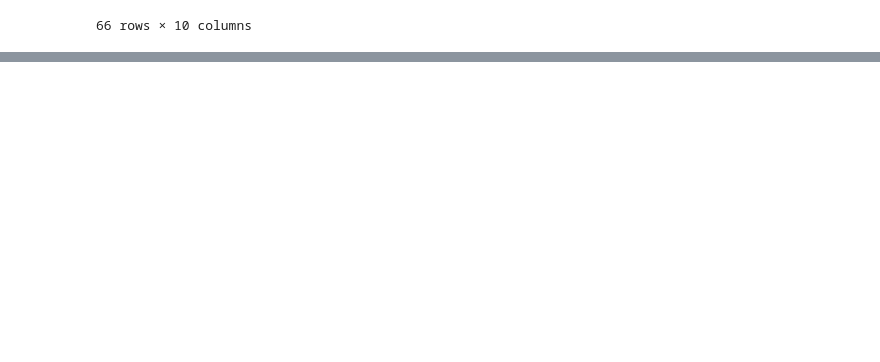
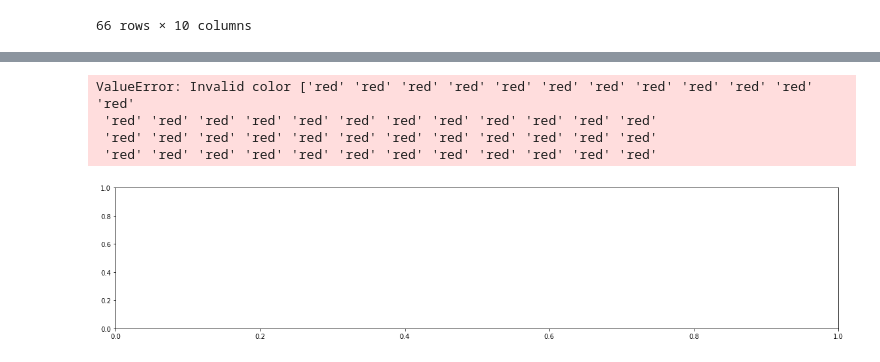
Before and after one commit to 27410/27410-group-assigment-group_2, a Jupyter notebook: 4_Overexpression.ipynb, the cells around one changed output, grey strips where cells are left out. Cells and saved outputs as stored; diff of their text form; code cells hidden in the pictures; blank space fills up the shorter version.

```diff
--- a/4_Overexpression.ipynb
+++ b/4_Overexpression.ipynb
@@ -96,0 +216,9 @@ result.data_frame
+# %%
+# sorting the dataframe
+df= df.sort_values([1], ascending = False)
+
+from pytest import approx
+# removing genes from dataframe
+removed_zero = (df != approx(0.0)).all(axis=1)
+df = df.loc[removed_zero]
+df.head()
@@ -96,0 +232,14 @@ result.data_frame
+# %%
+def bar_color(df,color1,color2):
+    return np.where(df.values >=0,color1,color2).T
+
+fig = df.plot(legend=None, kind='bar', color=bar_color(df,"red","blue"),figsize=(20, 4), grid =False);
+fig.set_ylabel('Change in flux')
+fig.set_xlabel('Gene names')
+fig.set_title('Flux scanning based on Enforced Objective Flux', size=30)
+# %% [output]
+ValueError: Invalid color ['red' 'red' 'red' 'red' 'red' 'red' 'red' 'red' 'red' 'red' 'red' 'red'
+ 'red' 'red' 'red' 'red' 'red' 'red' 'red' 'red' 'red' 'red' 'red' 'red'
+ 'red' 'red' 'red' 'red' 'red' 'red' 'red' 'red' 'red' 'red' 'red' 'red'
+ 'red' 'red' 'red' 'red' 'red' 'red' 'red' 'red' 'red' 'red' 'red' 'red'
+[figure, added]
```
Also changed, not shown: parts of 18 cells of this notebook.
